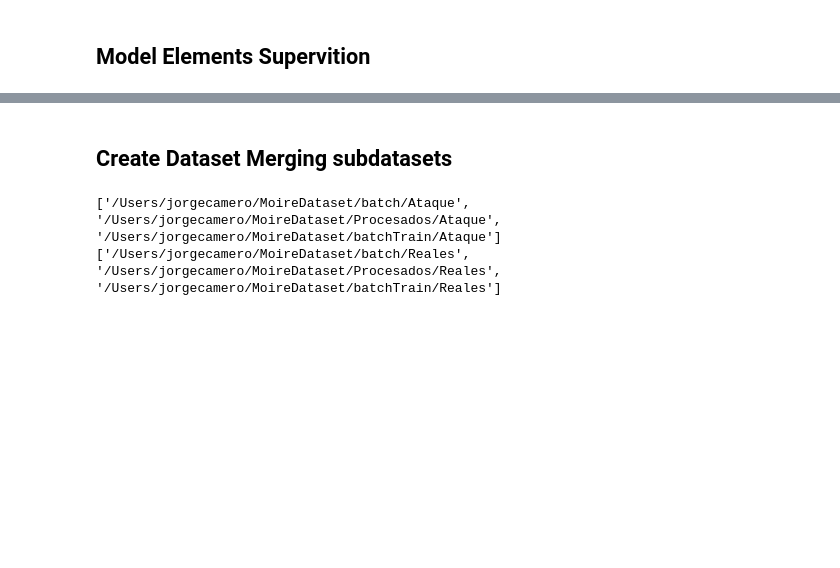
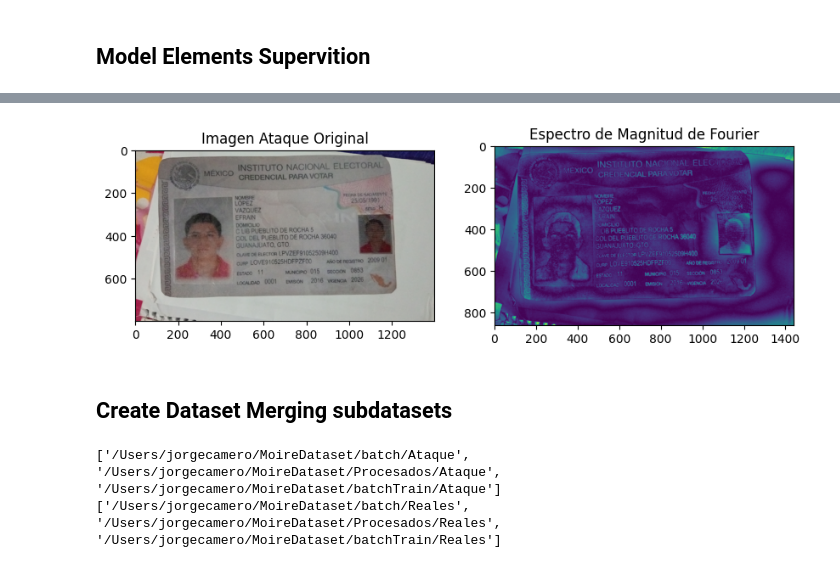
Before and after one commit to CameroJI/Moire-Fraud-Detection, a Jupyter notebook: playground.ipynb, the cells around one changed output, grey strips where cells are left out. Saved outputs shown, nothing was run; the diff lists cells and outputs as text; code cells hidden in the pictures; blank space fills up the shorter version.

```diff
--- a/playground.ipynb
+++ b/playground.ipynb
@@ -235,4 +235,48 @@ Real
 <Figure size 640x480 with 0 Axes>
+# %%
+import cv2
+import numpy as np
+import matplotlib.pyplot as plt
+
+path = '/Users/jorgecamero/MoireDataset/batch'
+folders = [os.path.join(path, folder) for folder in os.listdir(path) if os.path.isdir(os.path.join(path, folder))]
+random_folder = random.choice(folders)
+
+img_list = [os.path.join(random_folder, file) for file in os.listdir(random_folder) if file.lower().endswith(('.jpg', '.png', '.jpeg'))]
+random_img = random.choice(img_list)
+image = cv2.imread(random_img, cv2.IMREAD_GRAYSCALE)
+
+f_transform = np.fft.fft2(image)
+f_transform_shifted = np.fft.fftshift(f_transform)
+
+# Magnitud y fase
+magnitude_spectrum = np.log(np.abs(f_transform_shifted) + 1)
+
+# Crear un filtro de paso alto (puedes ajustar el tamaño)
+rows, cols = image.shape
+crow, ccol = rows // 2, cols // 2
+mask = np.ones((rows, cols), np.uint8)
+r = 5  # Radio del filtro
+center = [crow, ccol]
+x, y = np.ogrid[:rows, :cols]
+mask[(x - center[0])**2 + (y - center[1])**2 <= r**2] = 0
+
+# Aplicar el filtro
+f_transform_filtered = f_transform_shifted * mask
+f_ishift = np.fft.ifftshift(f_transform_filtered)
+img_back = np.fft.ifft2(f_ishift)
+img_back = np.abs(img_back)
+
+plt.figure(figsize=(10, 5))
+plt.subplot(1, 2, 1)
+plt.title(f'Imagen {os.path.basename(random_folder)} Original')
+plt.imshow(load_img(random_img, width=1400, height=800), cmap='gray')
+plt.subplot(1, 2, 2)
+plt.title('Espectro de Magnitud de Fourier')
+plt.imshow(img_back)
+plt.show()
+# %% [output]
+[figure, added]
 # %% [markdown]
 ## Create Dataset Merging subdatasets
 # %%
```
Also changed, not shown: parts of 6 cells of this notebook, 1 other file.
